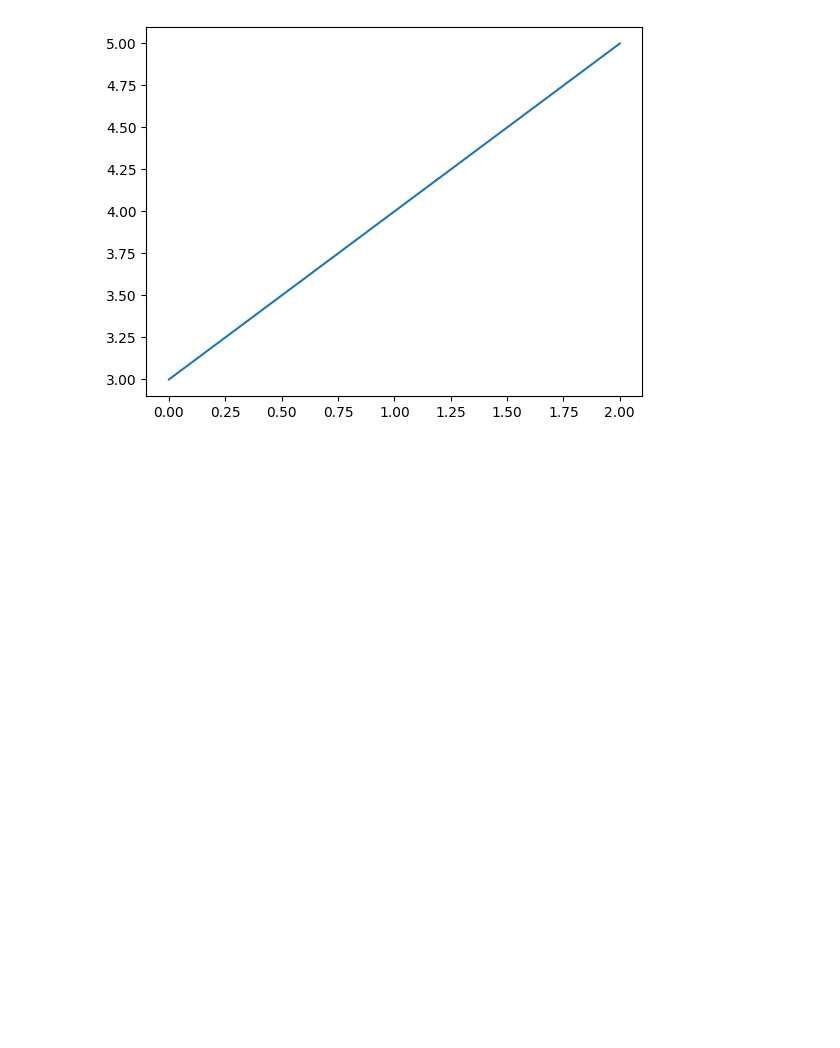
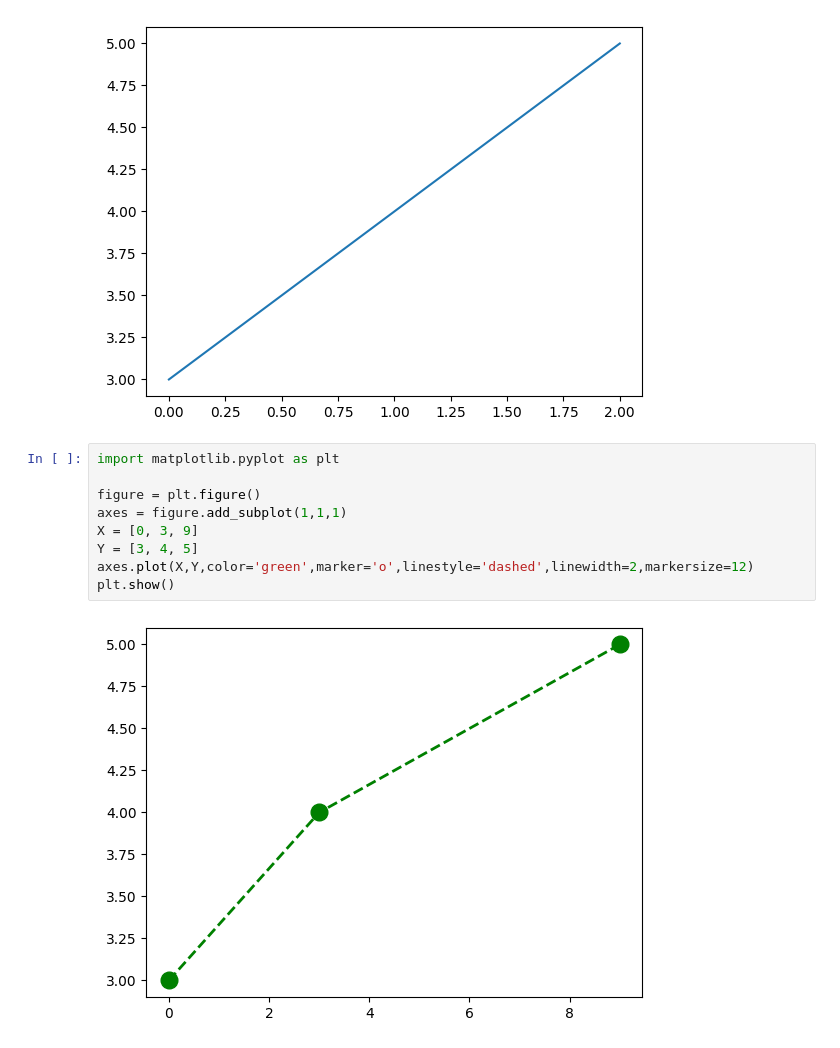
Before and after one commit to YEN-ZT/python_analysis, a Jupyter notebook: lesson13/lesson13-1.ipynb, the cells around one changed output. Saved outputs shown, nothing was run; the diff lists cells and outputs as text; blank space fills up the shorter version.

```diff
--- a/lesson13/lesson13-1.ipynb
+++ b/lesson13/lesson13-1.ipynb
@@ -17,3 +17,14 @@ ax_1.plot(X, Y)
 plt.show()
 # %% [output]
 [figure]
+# %%
+import matplotlib.pyplot as plt
+
+figure = plt.figure()
+axes = figure.add_subplot(1,1,1)
+X = [0, 3, 9]
+Y = [3, 4, 5]
+axes.plot(X,Y,color='green',marker='o',linestyle='dashed',linewidth=2,markersize=12)
+plt.show()
+# %% [output]
+[figure, added]
```
Also changed, not shown: parts of 5 cells of this notebook.
